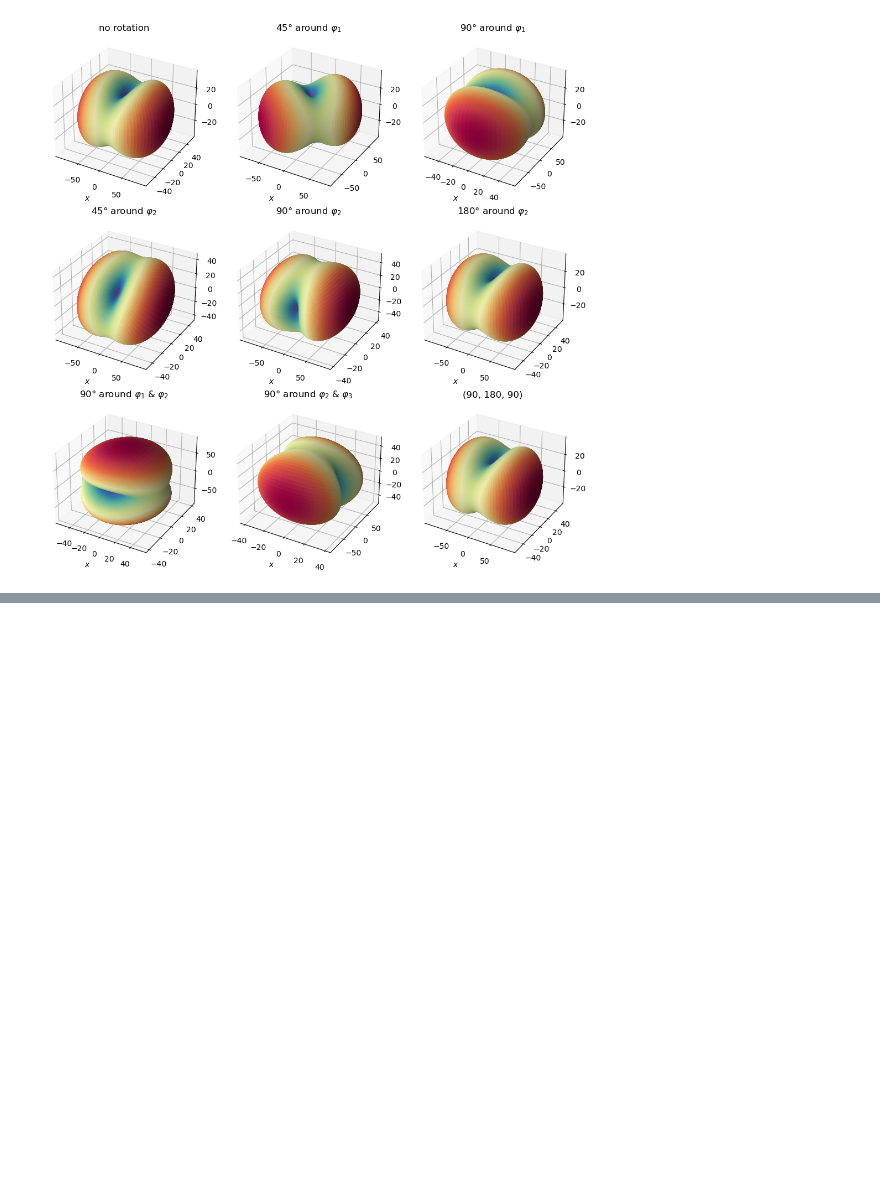
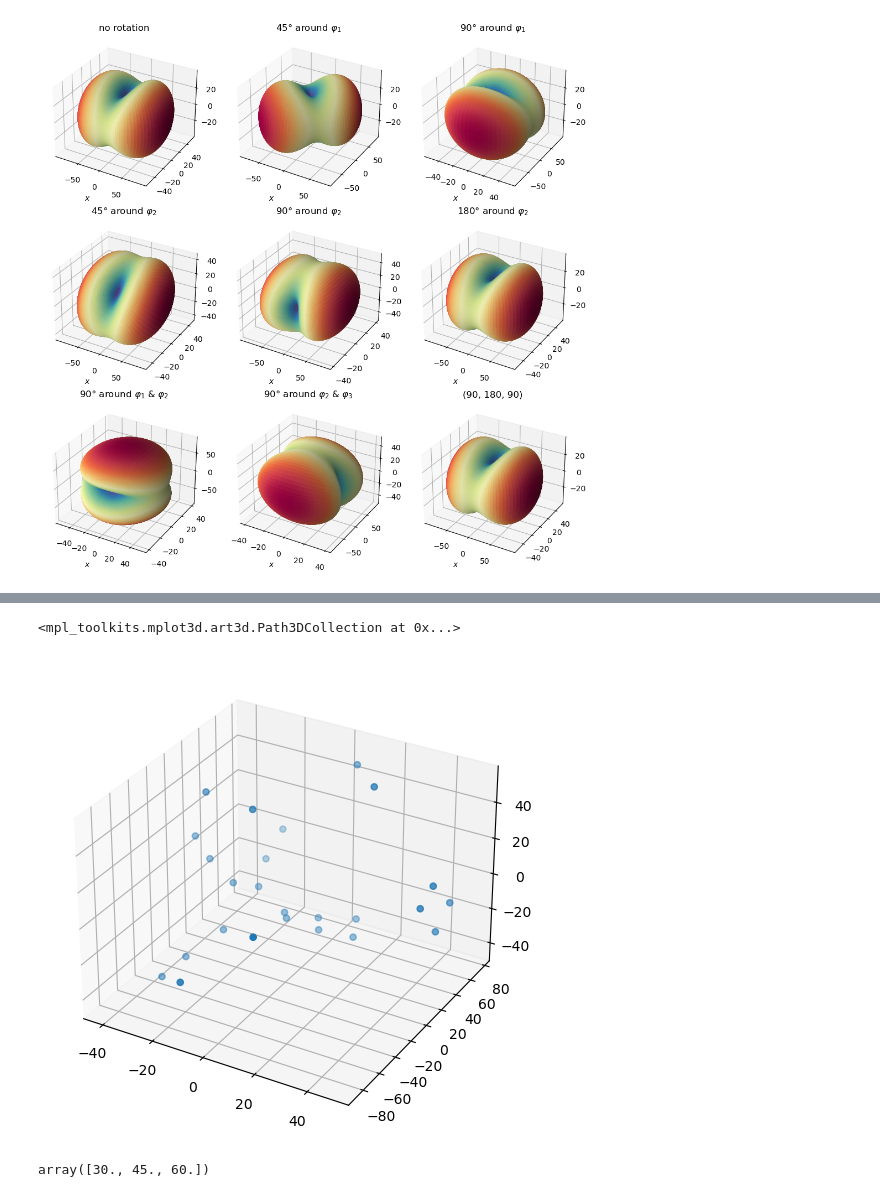
Before and after one commit to bertopadron/FTIR-EBSD, a Jupyter notebook: notebooks2learn/minimization_procedure.ipynb, the cells around one changed output, grey strips where cells are left out. Drawn from its saved outputs; the diff is of its cells as text; code cells hidden in the pictures; blank space fills up the shorter version.

```diff
--- a/notebooks2learn/minimization_procedure.ipynb
+++ b/notebooks2learn/minimization_procedure.ipynb
@@ -257,0 +282,10 @@ _ = axes[2,2].set_title(r'(90, 180, 90)')
+# %%
+# rotate data. Euler angles (30, 45, 60)
+rot_x, rot_y, rot_z = rotate(coordinates=(x, y, z), euler_ang=(30, 45, 60))
+
+# check making a plot
+fig4, ax = plt.subplots(subplot_kw={"projection": "3d"}, constrained_layout=True)
+ax.scatter(rot_x, rot_y, rot_z)
+# %% [output]
+<mpl_toolkits.mplot3d.art3d.Path3DCollection at 0x...>
+[figure, added]
@@ -257,0 +305,5 @@ _ = axes[2,2].set_title(r'(90, 180, 90)')
+# %%
+# plot the solution
+popt
+# %% [output]
+array([30., 45., 60.])
```
Also changed, not shown: parts of 21 cells of this notebook, 2 other files.
